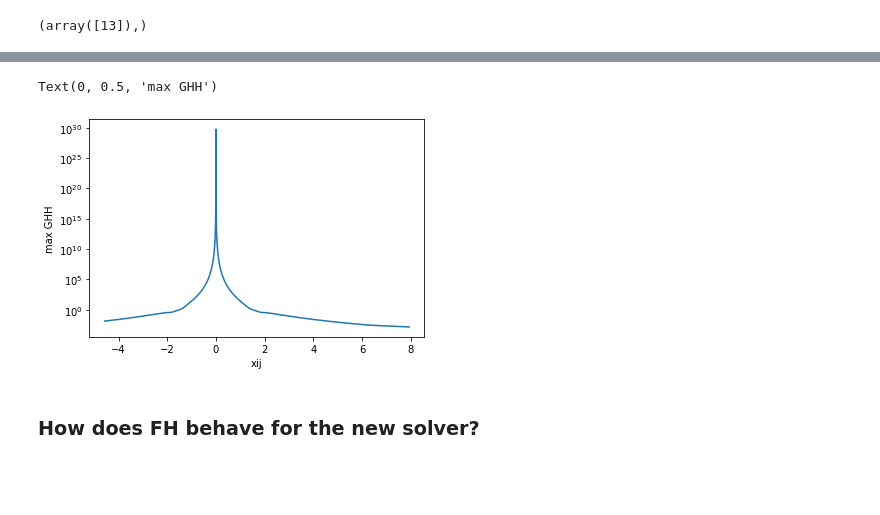
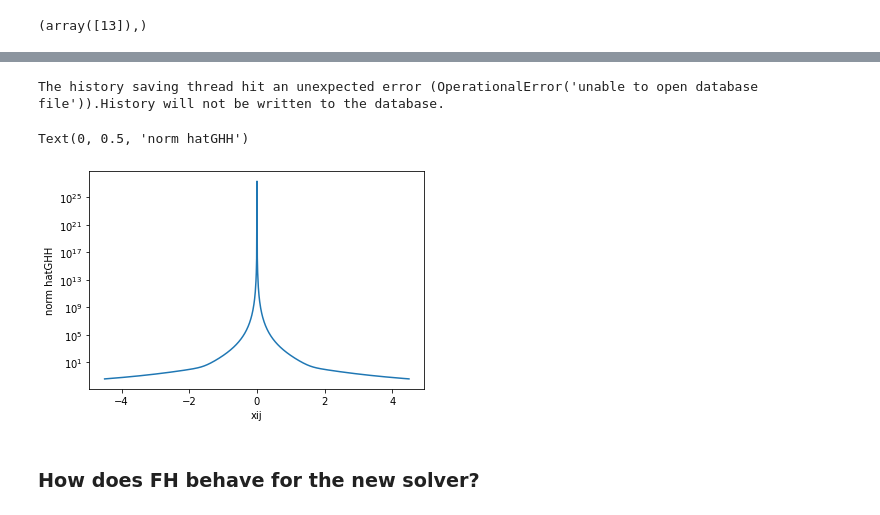
Before and after one commit to rajeshrinet/pystokes, a Jupyter notebook: examples/test-gt/integratorDS.ipynb, the cells around one changed output, grey strips where cells are left out. Cells and saved outputs as stored; diff of their text form; code cells hidden in the pictures; blank space fills up the shorter version.

```diff
--- a/examples/test-gt/integratorDS.ipynb
+++ b/examples/test-gt/integratorDS.ipynb
@@ -191,7 +191,7 @@ bla = np.arange(-2.5,6.5,0.01)
 invGHH = np.zeros(bla.shape[0])
 j=0
 for i in bla:
-    invGHH[j]=np.amax(np.linalg.pinv(me.GHH(xik+i,yik,zik, b,eta),rcond=1e-2))
+    invGHH[j]=np.linalg.norm(np.linalg.pinv(me.hatGHH(xik+i,yik,zik, b,eta), rcond=1e-2))
     j+=1
 # %%
 plt.semilogy(xik+bla, invGHH)
@@ -221,19 +221,20 @@ xik
 # %%
 ## clearly invGHH has some singular points - see others
 # %%
-bla = np.arange(-2.5,10.,0.001)
+bla = np.arange(-2.5,6.5,0.01)
 G   = np.zeros(bla.shape[0])
 j=0
 for i in bla:
-    G[j]=np.amax(me.GHH(xik+i,yik,zik, b,eta))
+    G[j]=np.linalg.norm(me.hatGHH(xik+i,yik,zik, b,eta))
     j+=1
 # %%
 plt.semilogy(xik+bla, G)
 plt.xlabel('xij')
-plt.ylabel('max GHH')
+plt.ylabel('norm hatGHH')
 # %% [output]
-Text(0, 0.5, 'max GHH')
+The history saving thread hit an unexpected error (OperationalError('unable to open database file')).History will not be written to the database.
+Text(0, 0.5, 'norm hatGHH')
-[figure, old version]
+[figure, new version]
 # %% [markdown]
 ### How does FH behave for the new solver?
 # %%
```
Also changed, not shown: parts of 6 cells of this notebook.
